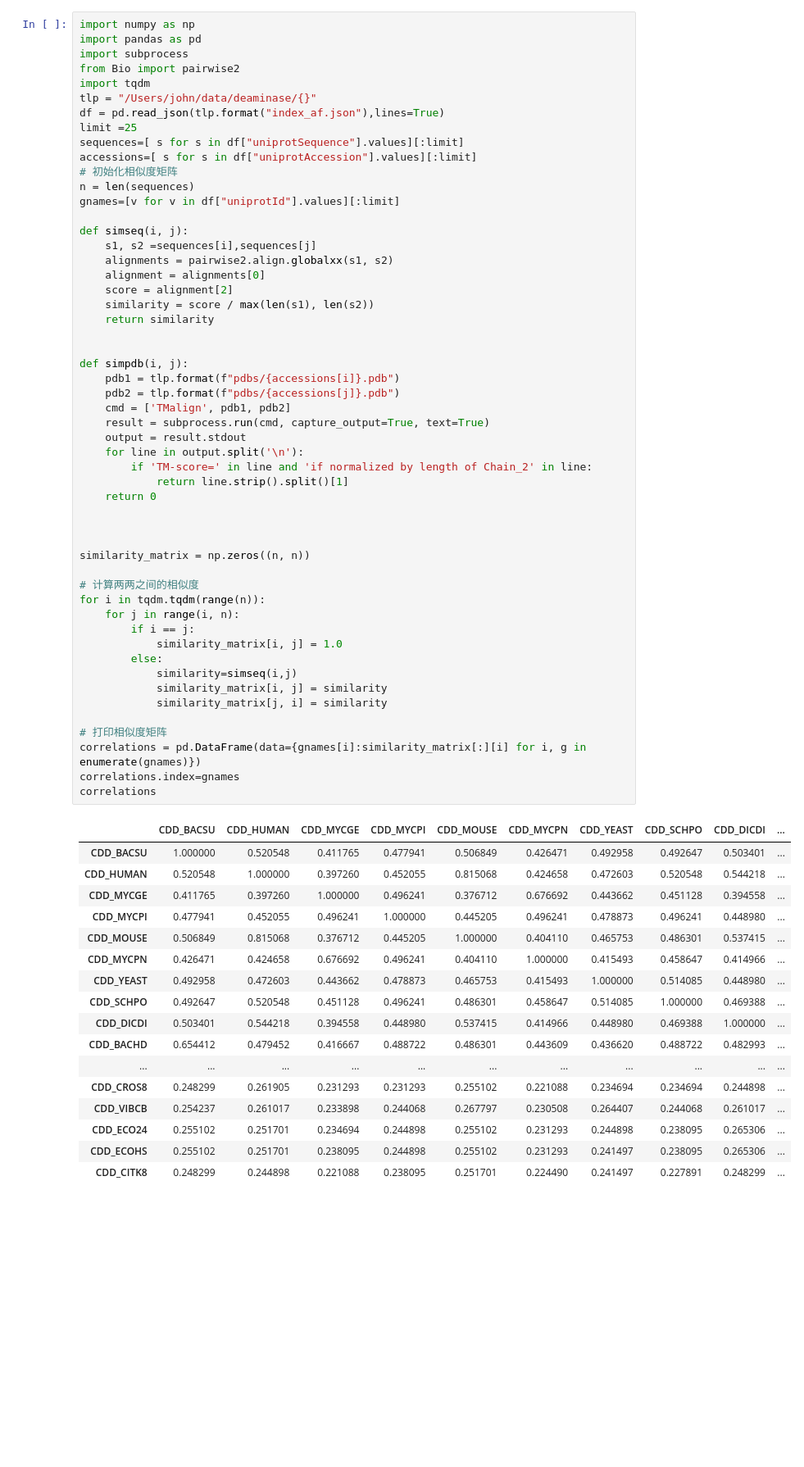
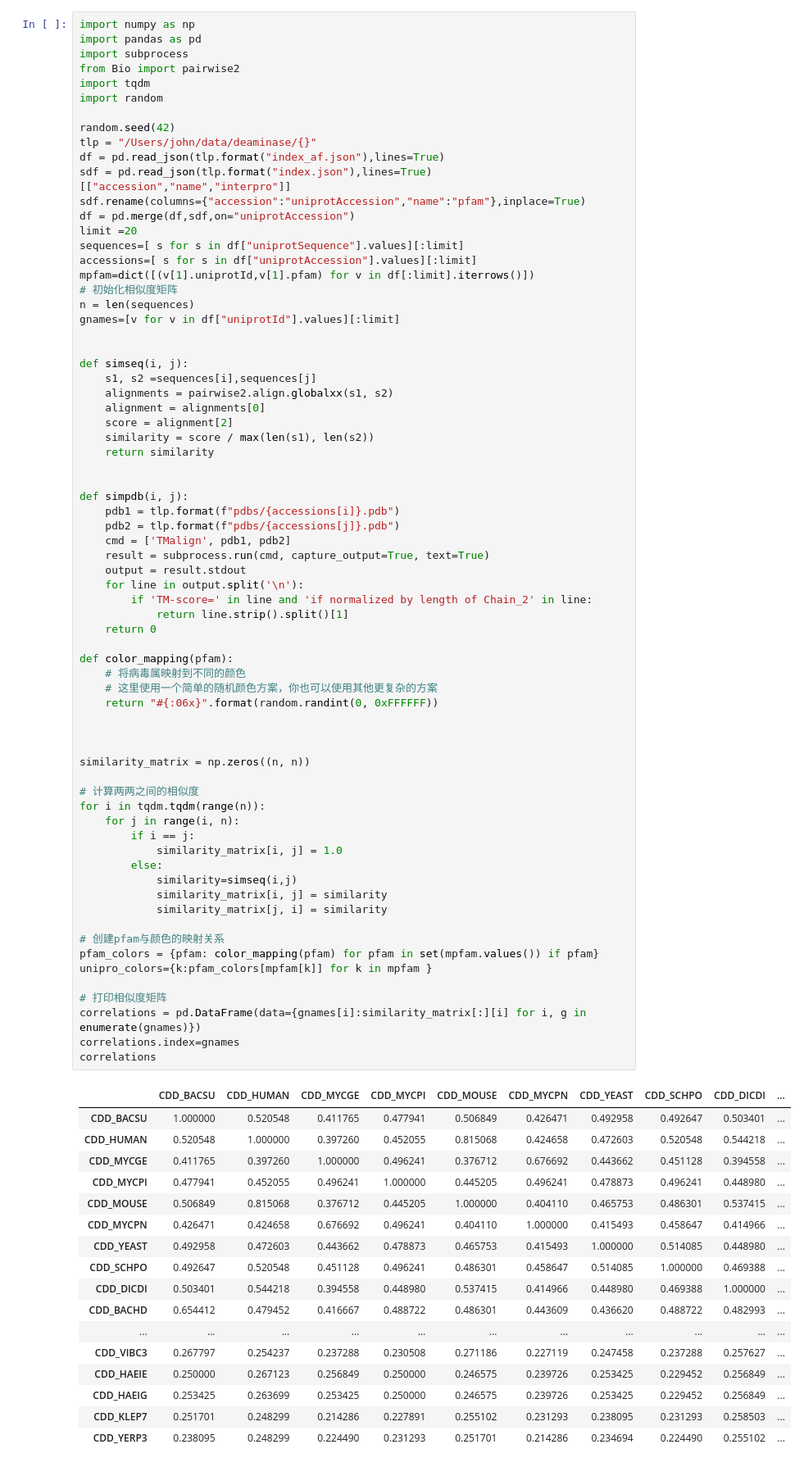
Before and after one commit to txdas/biotech, a Jupyter notebook: notebook/GEA/1.gea_cell.ipynb, the cells around one changed output. Shown at 82% size. Cells and saved outputs as stored; diff of their text form; blank space fills up the shorter version.

```diff
--- a/notebook/GEA/1.gea_cell.ipynb
+++ b/notebook/GEA/1.gea_cell.ipynb
@@ -4,14 +4,22 @@ import pandas as pd
 import subprocess
 from Bio import pairwise2
 import tqdm
+import random
+
+random.seed(42)
 tlp = "/Users/john/data/deaminase/{}"
 df = pd.read_json(tlp.format("index_af.json"),lines=True)
-limit =25
+sdf = pd.read_json(tlp.format("index.json"),lines=True)[["accession","name","interpro"]]
+sdf.rename(columns={"accession":"uniprotAccession","name":"pfam"},inplace=True)
+df = pd.merge(df,sdf,on="uniprotAccession")
+limit =20
 sequences=[ s for s in df["uniprotSequence"].values][:limit]
 accessions=[ s for s in df["uniprotAccession"].values][:limit]
+mpfam=dict([(v[1].uniprotId,v[1].pfam) for v in df[:limit].iterrows()])
 # 初始化相似度矩阵
 n = len(sequences)
 gnames=[v for v in df["uniprotId"].values][:limit]
+
 
 def simseq(i, j):
     s1, s2 =sequences[i],sequences[j]
@@ -33,39 +41,48 @@ def simpdb(i, j):
             return line.strip().split()[1]
     return 0
 
+def color_mapping(pfam):
+    # 将病毒属映射到不同的颜色
+    # 这里使用一个简单的随机颜色方案，你也可以使用其他更复杂的方案
+    return "#{:06x}".format(random.randint(0, 0xFFFFFF))
+
 
 
 similarity_matrix = np.zeros((n, n))
 
 # 计算两两之间的相似度
 for i in tqdm.tqdm(range(n)):
     for j in range(i, n):
         if i == j:
             similarity_matrix[i, j] = 1.0
         else:
             similarity=simseq(i,j)
             similarity_matrix[i, j] = similarity
             similarity_matrix[j, i] = similarity
 
+# 创建pfam与颜色的映射关系
+pfam_colors = {pfam: color_mapping(pfam) for pfam in set(mpfam.values()) if pfam}
+unipro_colors={k:pfam_colors[mpfam[k]] for k in mpfam }
+
 # 打印相似度矩阵
 correlations = pd.DataFrame(data={gnames[i]:similarity_matrix[:][i] for i, g in enumerate(gnames)})
 correlations.index=gnames
 correlations
 # %% [output]
 |  | CDD_BACSU | CDD_HUMAN | CDD_MYCGE | CDD_MYCPI | CDD_MOUSE | CDD_MYCPN | CDD_YEAST | CDD_SCHPO | CDD_DICDI | ... |
 | CDD_BACSU | 1.000000 | 0.520548 | 0.411765 | 0.477941 | 0.506849 | 0.426471 | 0.492958 | 0.492647 | 0.503401 | ... |
 | CDD_HUMAN | 0.520548 | 1.000000 | 0.397260 | 0.452055 | 0.815068 | 0.424658 | 0.472603 | 0.520548 | 0.544218 | ... |
 | CDD_MYCGE | 0.411765 | 0.397260 | 1.000000 | 0.496241 | 0.376712 | 0.676692 | 0.443662 | 0.451128 | 0.394558 | ... |
 | CDD_MYCPI | 0.477941 | 0.452055 | 0.496241 | 1.000000 | 0.445205 | 0.496241 | 0.478873 | 0.496241 | 0.448980 | ... |
 | CDD_MOUSE | 0.506849 | 0.815068 | 0.376712 | 0.445205 | 1.000000 | 0.404110 | 0.465753 | 0.486301 | 0.537415 | ... |
 | CDD_MYCPN | 0.426471 | 0.424658 | 0.676692 | 0.496241 | 0.404110 | 1.000000 | 0.415493 | 0.458647 | 0.414966 | ... |
 | CDD_YEAST | 0.492958 | 0.472603 | 0.443662 | 0.478873 | 0.465753 | 0.415493 | 1.000000 | 0.514085 | 0.448980 | ... |
 | CDD_SCHPO | 0.492647 | 0.520548 | 0.451128 | 0.496241 | 0.486301 | 0.458647 | 0.514085 | 1.000000 | 0.469388 | ... |
 | CDD_DICDI | 0.503401 | 0.544218 | 0.394558 | 0.448980 | 0.537415 | 0.414966 | 0.448980 | 0.469388 | 1.000000 | ... |
 | CDD_BACHD | 0.654412 | 0.479452 | 0.416667 | 0.488722 | 0.486301 | 0.443609 | 0.436620 | 0.488722 | 0.482993 | ... |
 | ... | ... | ... | ... | ... | ... | ... | ... | ... | ... | ... |
-| CDD_CROS8 | 0.248299 | 0.261905 | 0.231293 | 0.231293 | 0.255102 | 0.221088 | 0.234694 | 0.234694 | 0.244898 | ... |
-| CDD_VIBCB | 0.254237 | 0.261017 | 0.233898 | 0.244068 | 0.267797 | 0.230508 | 0.264407 | 0.244068 | 0.261017 | ... |
-| CDD_ECO24 | 0.255102 | 0.251701 | 0.234694 | 0.244898 | 0.255102 | 0.231293 | 0.244898 | 0.238095 | 0.265306 | ... |
-| CDD_ECOHS | 0.255102 | 0.251701 | 0.238095 | 0.244898 | 0.255102 | 0.231293 | 0.241497 | 0.238095 | 0.265306 | ... |
-| CDD_CITK8 | 0.248299 | 0.244898 | 0.221088 | 0.238095 | 0.251701 | 0.224490 | 0.241497 | 0.227891 | 0.248299 | ... |
+| CDD_VIBC3 | 0.267797 | 0.254237 | 0.237288 | 0.230508 | 0.271186 | 0.227119 | 0.247458 | 0.237288 | 0.257627 | ... |
+| CDD_HAEIE | 0.250000 | 0.267123 | 0.256849 | 0.250000 | 0.246575 | 0.239726 | 0.253425 | 0.229452 | 0.256849 | ... |
+| CDD_HAEIG | 0.253425 | 0.263699 | 0.253425 | 0.250000 | 0.246575 | 0.239726 | 0.253425 | 0.229452 | 0.256849 | ... |
+| CDD_KLEP7 | 0.251701 | 0.248299 | 0.214286 | 0.227891 | 0.255102 | 0.231293 | 0.238095 | 0.231293 | 0.258503 | ... |
+| CDD_YERP3 | 0.238095 | 0.248299 | 0.224490 | 0.231293 | 0.251701 | 0.214286 | 0.234694 | 0.224490 | 0.255102 | ... |
```
Also changed, not shown: parts of 8 cells of this notebook, 5 other files.
